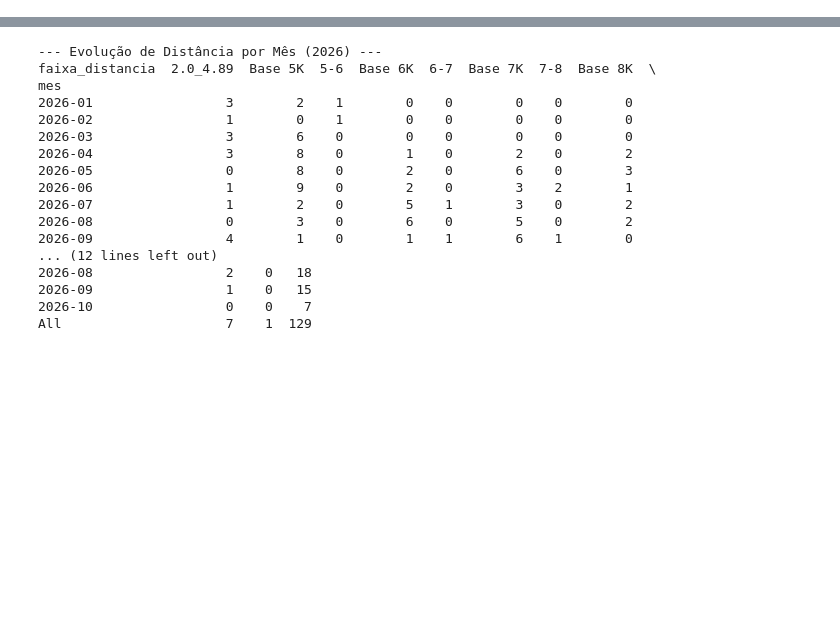
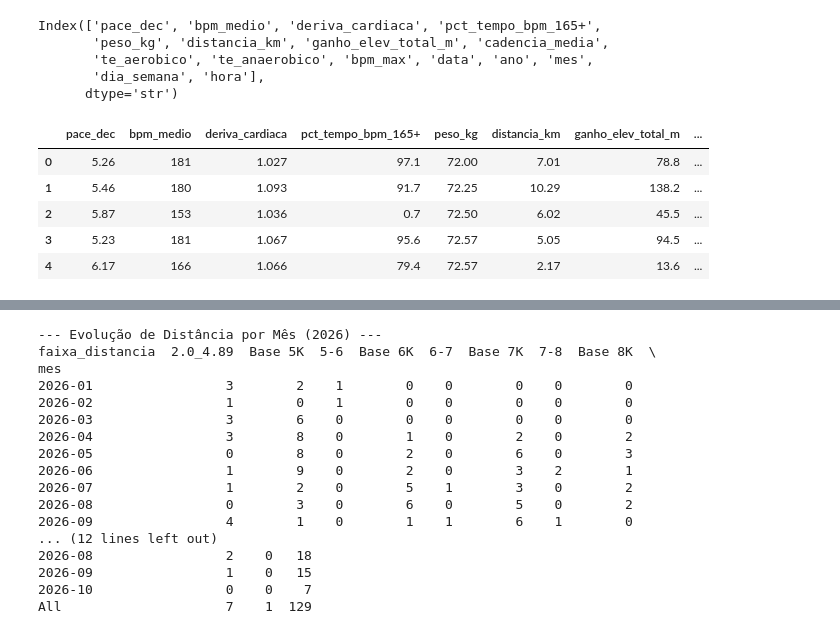
Before and after one commit to matheusgomes2020/An-lise-de-desempenho-em-corridas, a Jupyter notebook: analise_corridas.ipynb, the cells around one changed output, grey strips where cells are left out. Saved outputs shown, nothing was run; the diff lists cells and outputs as text; code cells hidden in the pictures; blank space fills up the shorter version.

```diff
--- a/analise_corridas.ipynb
+++ b/analise_corridas.ipynb
@@ -37,0 +54,15 @@ df_corridas["horario"] = df_corridas["data"].dt.strftime("%H:%M")
+# %%
+print(df_corridas.columns)
+display(df_corridas.head())
+# %% [output]
+Index(['pace_dec', 'bpm_medio', 'deriva_cardiaca', 'pct_tempo_bpm_165+',
+       'peso_kg', 'distancia_km', 'ganho_elev_total_m', 'cadencia_media',
+       'te_aerobico', 'te_anaerobico', 'bpm_max', 'data', 'ano', 'mes',
+       'dia_semana', 'hora'],
+      dtype='str')
+|  | pace_dec | bpm_medio | deriva_cardiaca | pct_tempo_bpm_165+ | peso_kg | distancia_km | ganho_elev_total_m | ... |
+| 0 | 5.26 | 181 | 1.027 | 97.1 | 72.00 | 7.01 | 78.8 | ... |
+| 1 | 5.46 | 180 | 1.093 | 91.7 | 72.25 | 10.29 | 138.2 | ... |
+| 2 | 5.87 | 153 | 1.036 | 0.7 | 72.50 | 6.02 | 45.5 | ... |
+| 3 | 5.23 | 181 | 1.067 | 95.6 | 72.57 | 5.05 | 94.5 | ... |
+| 4 | 6.17 | 166 | 1.066 | 79.4 | 72.57 | 2.17 | 13.6 | ... |
```
Also changed, not shown: parts of 13 cells of this notebook.
